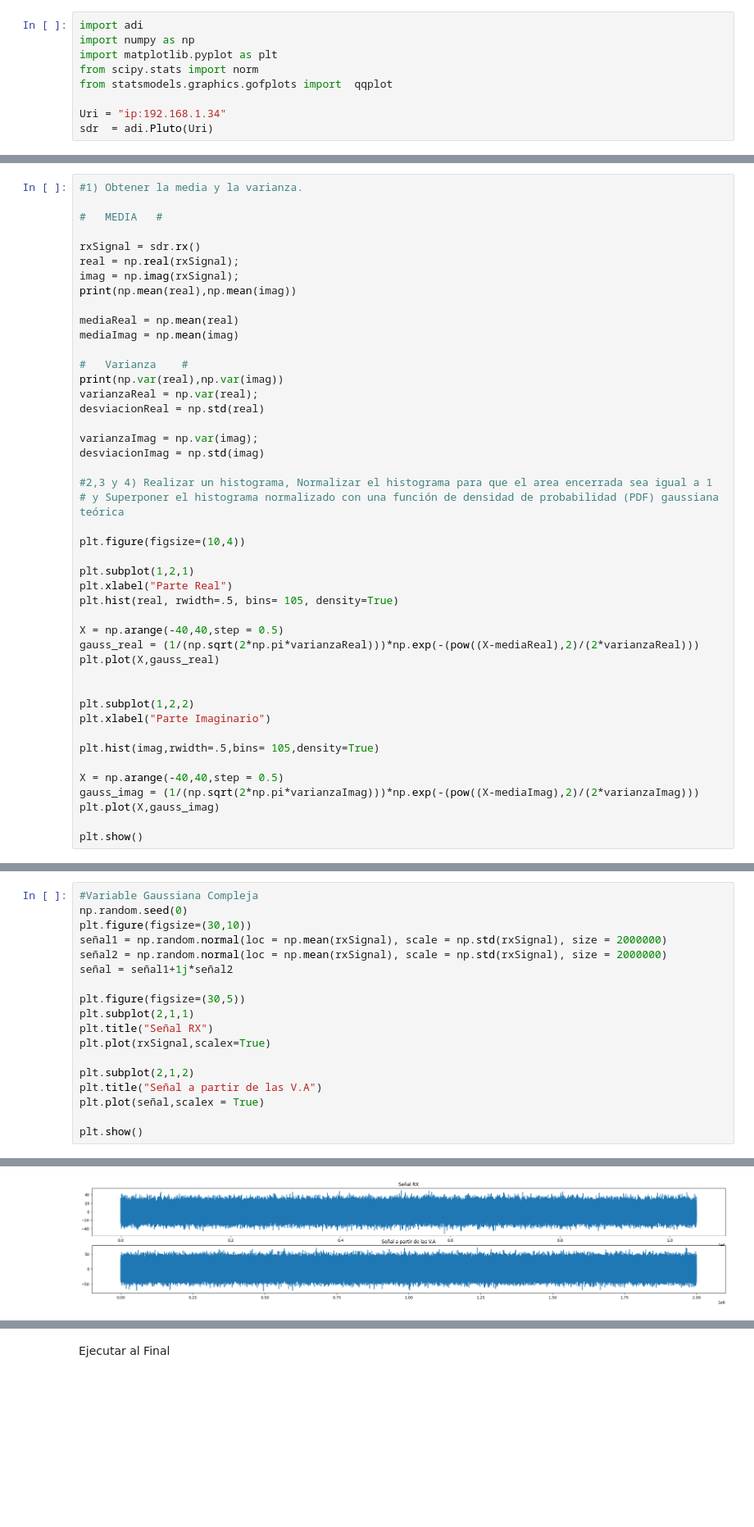
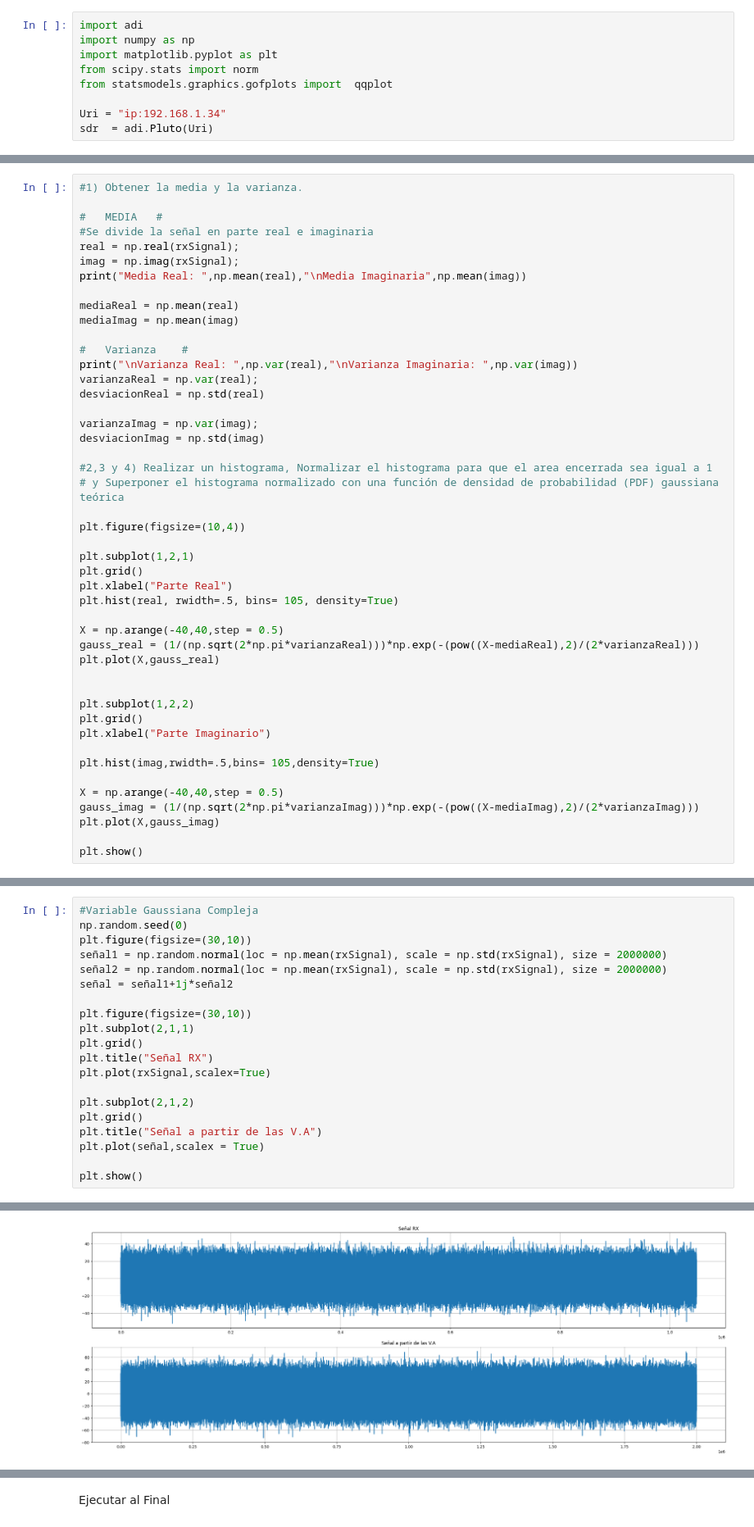
Before and after one commit to GastonFernandez00/Comunicaciones-Digitales, a Jupyter notebook: SDR Ejercicios/Ejercicio1.ipynb, the cells around one changed output, grey strips where cells are left out. Shown: that part at 82% size. Saved outputs shown, nothing was run; the diff lists cells and outputs as text; blank space fills up the shorter version.

```diff
--- a/SDR Ejercicios/Ejercicio1.ipynb
+++ b/SDR Ejercicios/Ejercicio1.ipynb
@@ -109,17 +102,16 @@ plotSpect(rxSignal,samplingRate)
 #1) Obtener la media y la varianza.
 
 #   MEDIA   #
-
-rxSignal = sdr.rx()
+#Se divide la señal en parte real e imaginaria
 real = np.real(rxSignal);
 imag = np.imag(rxSignal);
-print(np.mean(real),np.mean(imag))
+print("Media Real: ",np.mean(real),"\nMedia Imaginaria",np.mean(imag))
 
 mediaReal = np.mean(real)
 mediaImag = np.mean(imag)
 
 #   Varianza    #
-print(np.var(real),np.var(imag))
+print("\nVarianza Real: ",np.var(real),"\nVarianza Imaginaria: ",np.var(imag))
 varianzaReal = np.var(real);
 desviacionReal = np.std(real)
 
@@ -132,6 +124,7 @@ desviacionImag = np.std(imag)
 plt.figure(figsize=(10,4))
 
 plt.subplot(1,2,1)
+plt.grid()
 plt.xlabel("Parte Real")
 plt.hist(real, rwidth=.5, bins= 105, density=True)
 
@@ -141,6 +134,7 @@ plt.plot(X,gauss_real)
 
 
 plt.subplot(1,2,2)
+plt.grid()
 plt.xlabel("Parte Imaginario")
 
 plt.hist(imag,rwidth=.5,bins= 105,density=True)
@@ -167,24 +157,26 @@ plt.show()
 # %%
 #Variable Gaussiana Compleja
 np.random.seed(0)
 plt.figure(figsize=(30,10))
 señal1 = np.random.normal(loc = np.mean(rxSignal), scale = np.std(rxSignal), size = 2000000)
 señal2 = np.random.normal(loc = np.mean(rxSignal), scale = np.std(rxSignal), size = 2000000)
 señal = señal1+1j*señal2
 
-plt.figure(figsize=(30,5))
+plt.figure(figsize=(30,10))
 plt.subplot(2,1,1)
+plt.grid()
 plt.title("Señal RX")
 plt.plot(rxSignal,scalex=True)
 
 plt.subplot(2,1,2)
+plt.grid()
 plt.title("Señal a partir de las V.A")
 plt.plot(señal,scalex = True)
 
 plt.show()
 # %% [output]
 <Figure size 3000x1000 with 0 Axes>
-[figure, old version]
+[figure, new version]
 # %%
 plt.figure(figsize=(30,20))
 plt.subplot(2,2,1)
```
Also changed, not shown: parts of 7 cells of this notebook.
